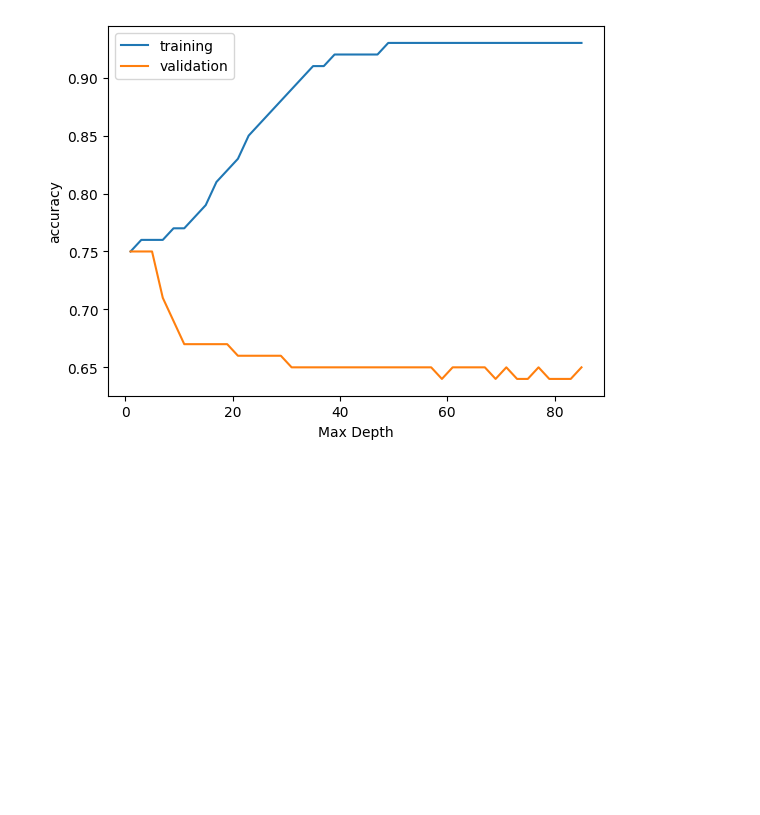
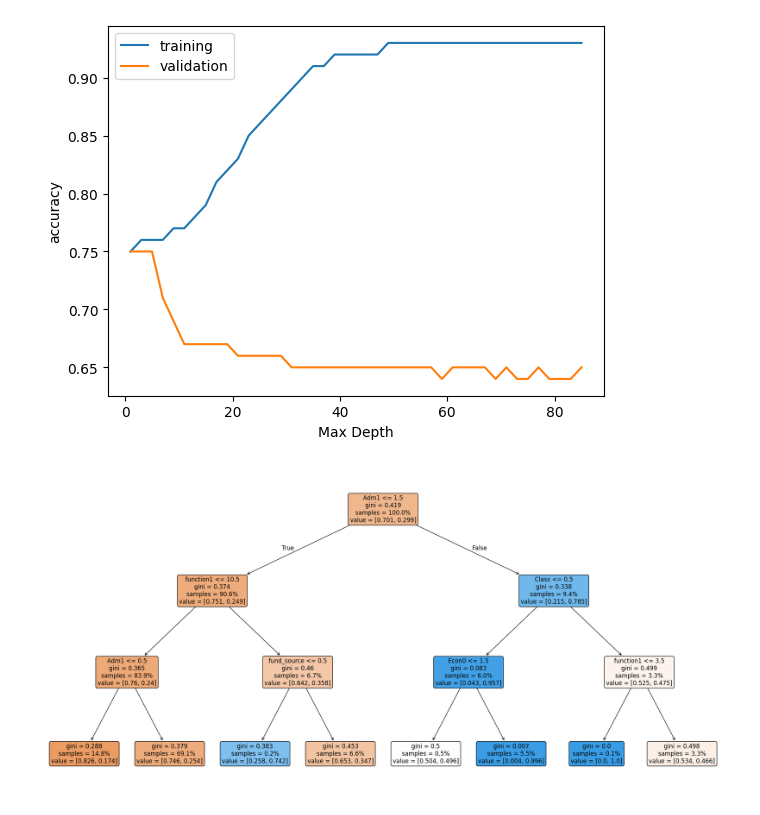
Before and after one commit to pabrokim/economic-performance-kenya-classification, a Jupyter notebook: economy.ipynb, the cells around one changed output. Saved outputs shown, nothing was run; the diff lists cells and outputs as text; code cells hidden in the pictures; blank space fills up the shorter version.

Commit message:
Add Tree

```diff
--- a/economy.ipynb
+++ b/economy.ipynb
@@ -330,3 +330,19 @@ plt.ylabel('accuracy')
 plt.legend();
 # %% [output]
 [figure]
+# %%
+#plot tree
+fig, ax = plt.subplots(figsize=(25,12))
+plot_tree(
+    decision_tree = model_c.named_steps['decisiontreeclassifier'],
+    feature_names = X_train.columns.to_list(),
+    filled = True,
+    rounded = True,
+    proportion = True,
+    max_depth = 3,
+    fontsize = 12,
+    ax=ax
+
+);
+# %% [output]
+[figure, added]
```
Also changed, not shown: parts of 2 cells of this notebook.
